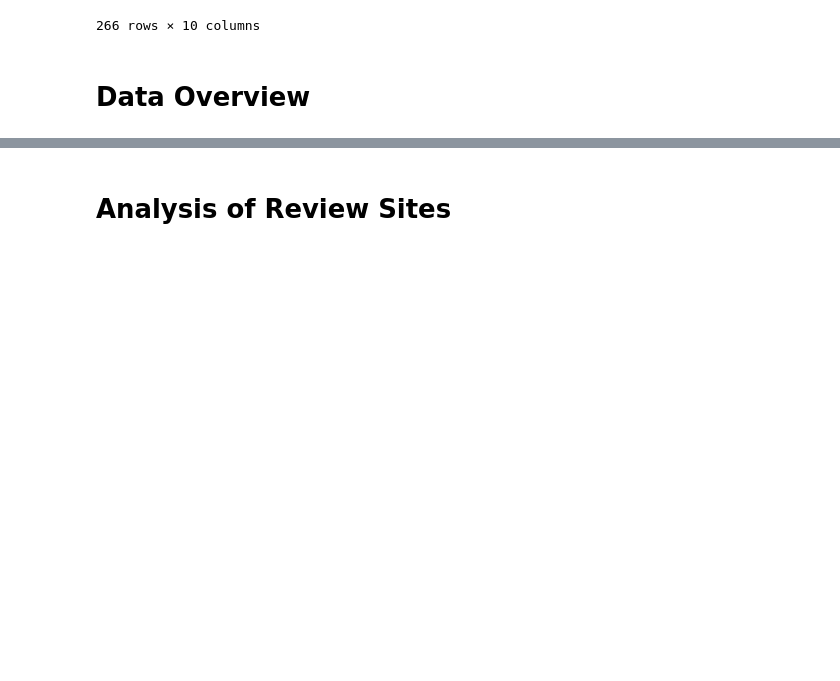
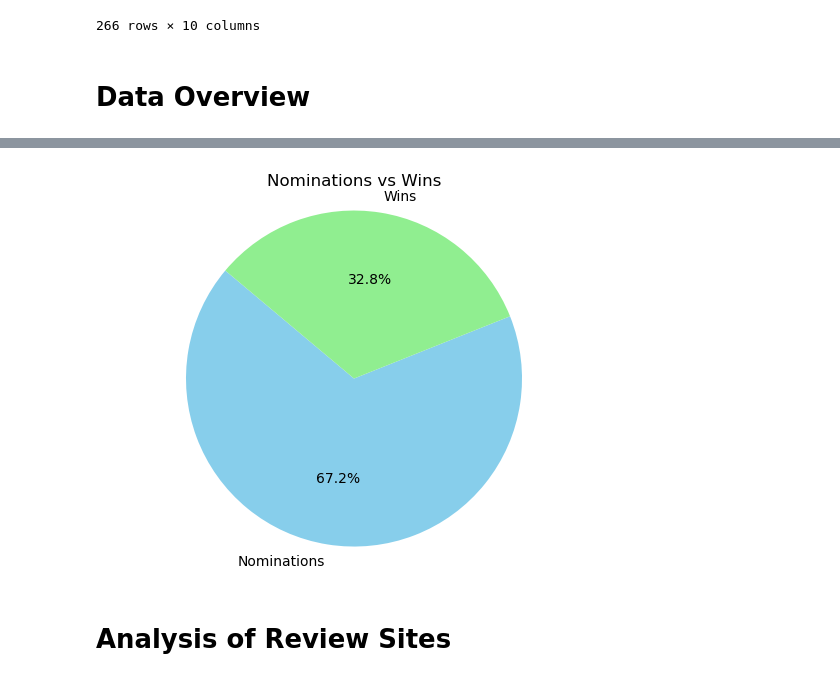
Before and after one commit to v4l3-v1ll4rr03l/nu-project1, a Jupyter notebook: movie magic code.ipynb, the cells around one changed output, grey strips where cells are left out. Drawn from its saved outputs; the diff is of its cells as text; code cells hidden in the pictures; blank space fills up the shorter version.

```diff
--- a/movie magic code.ipynb
+++ b/movie magic code.ipynb
@@ -695,6 +696,22 @@ summary_movie_data
 # %% [output]
 |  | Total Number of Movies | Average Runtime | Average Box Office | Average Wins | Average Nominations | ... |
 | 1 | 266 | 116.120301 | 9.926697e+07 | 15.022556 | 30.714286 | ... |
+# %%
+# Calculate the sum of nominations and wins
+total_nominations = movie_data_df['Nominations'].sum()
+total_wins = movie_data_df['Wins'].sum()
+# %%
+# Create data for the pie chart
+pie_data = [total_nominations, total_wins]
+labels = ['Nominations', 'Wins']
+# %%
+# Create a pie chart
+plt.pie(pie_data, labels=labels, autopct='%1.1f%%', startangle=140, colors=['skyblue', 'lightgreen'])
+plt.axis('equal')  # Equal aspect ratio ensures that pie is drawn as a circle.
+plt.title('Nominations vs Wins')
+plt.show()
+# %% [output]
+[figure, added]
 # %% [markdown]
 # Analysis of Review Sites
 # %%
```
Also changed, not shown: parts of 8 cells of this notebook.
